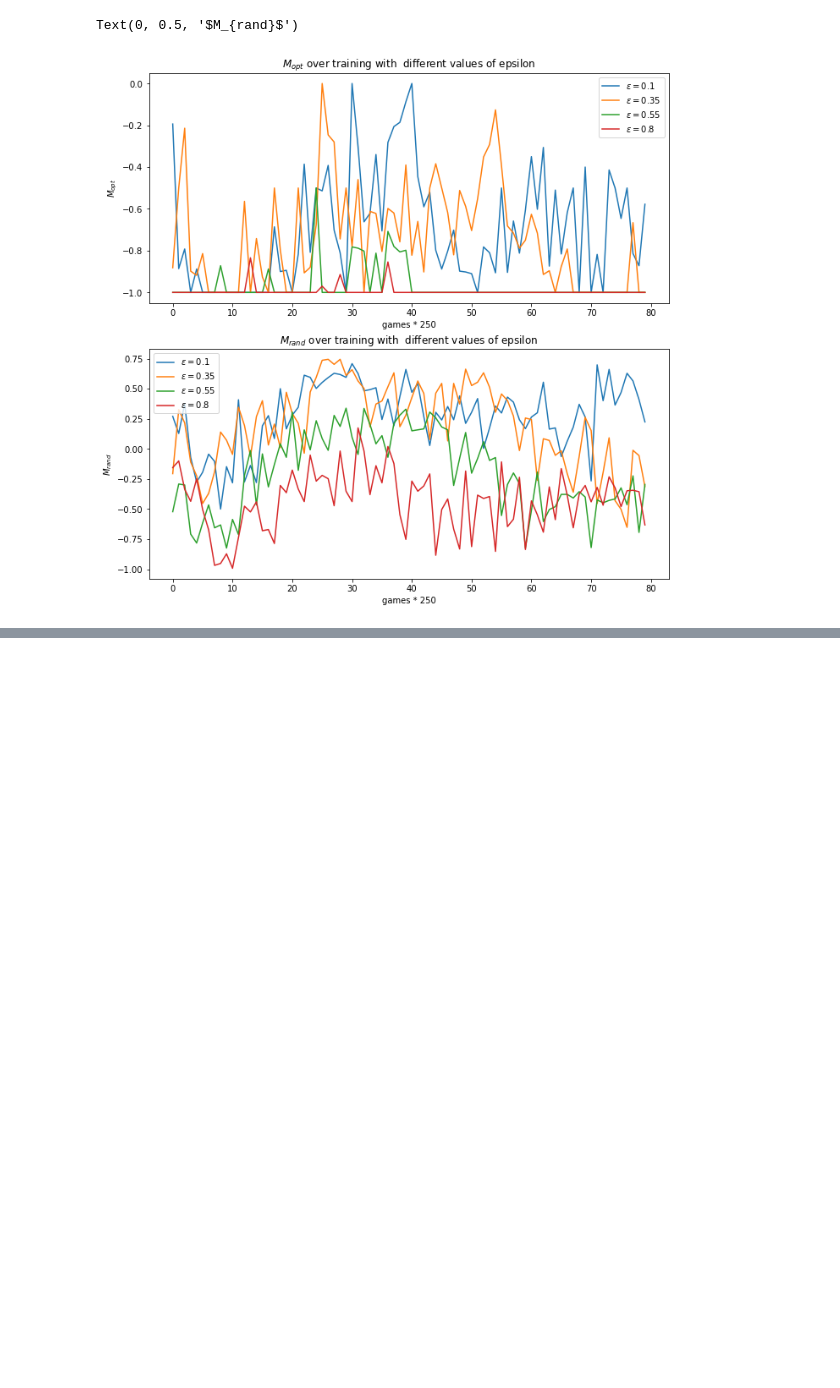
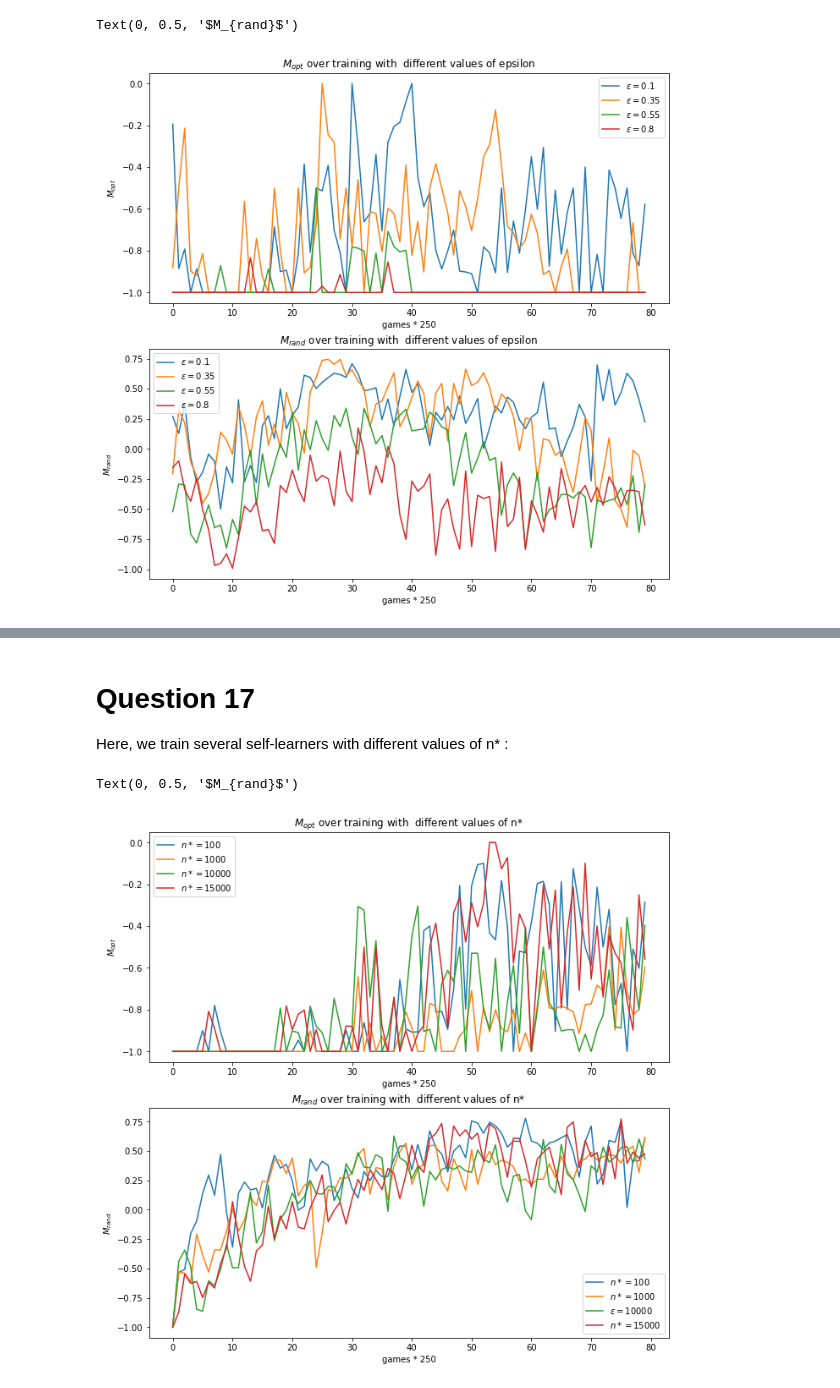
Before and after one commit to Noam-Ghenassia/ANN_miniproject, a Jupyter notebook: results.ipynb, the cells around one changed output, grey strips where cells are left out. Drawn from its saved outputs; the diff is of its cells as text; code cells hidden in the pictures; blank space fills up the shorter version.

Commit message:
questions 16 to 19

```diff
--- a/results.ipynb
+++ b/results.ipynb
@@ -300,0 +309,47 @@ Text(0, 0.5, '$M_{rand}$')
+# %% [markdown]
+# Question 17
+
+Here, we train several self-learners with different values of n* :
+# %%
+self_learner1 = SelfLearner(target_network_update=500, eps_min=0.1, eps_max=0.8, decaying_time = 100)
+env.reset()
+_, _, _, Mopt1, Mrand1 = self_learner1.train(number_games=20000, env=env, evaluate=True)
+# %%
+self_learner2 = SelfLearner(target_network_update=500, eps_min=0.1, eps_max=0.8, decaying_time = 1000)
+env.reset()
+_, _, _, Mopt2, Mrand2 = self_learner2.train(number_games=20000, env=env, evaluate=True)
+# %%
+self_learner3 = SelfLearner(target_network_update=500, eps_min=0.1, eps_max=0.8, decaying_time = 10000)
+env.reset()
+_, _, _, Mopt3, Mrand3 = self_learner3.train(number_games=20000, env=env, evaluate=True)
+# %%
+self_learner4 = SelfLearner(target_network_update=500, eps_min=0.1, eps_max=0.8, decaying_time = 15000)
+env.reset()
+_, _, _, Mopt4, Mrand4 = self_learner4.train(number_games=20000, env=env, evaluate=True)
+# %%
+fig, (ax1, ax2) = plt.subplots(2, figsize=(11, 11))
+
+ax1.plot(range(len(Mopt1)), Mopt1, label=r'$n*=${}'.format(100))
+ax2.plot(range(len(Mrand1)), Mrand1, label=r'$n*=${}'.format(100))
+
+ax1.plot(range(len(Mopt2)), Mopt2, label=r'$n*=${}'.format(1000))
+ax2.plot(range(len(Mrand2)), Mrand2, label=r'$n*=${}'.format(1000))
+
+ax1.plot(range(len(Mopt3)), Mopt3, label=r'$n*=${}'.format(10000))
+ax2.plot(range(len(Mrand3)), Mrand3, label=r'$\epsilon=${}'.format(10000))
+
+ax1.plot(range(len(Mopt4)), Mopt4, label=r'$n*=${}'.format(15000))
+ax2.plot(range(len(Mrand4)), Mrand4, label=r'$n*=${}'.format(15000))
+
+
+ax1.legend()
+ax2.legend()
+ax1.set_title(r'$M_{opt}$ over training with  different values of n*')
+ax1.set_xlabel('games * 250')
+ax1.set_ylabel('$M_{opt}$')
+ax2.set_title(r'$M_{rand}$ over training with  different values of n*')
+ax2.set_xlabel('games * 250')
+ax2.set_ylabel('$M_{rand}$')
+# %% [output]
+Text(0, 0.5, '$M_{rand}$')
+[figure, added]
```
Also changed, not shown: parts of 25 cells of this notebook, 1 other file.
